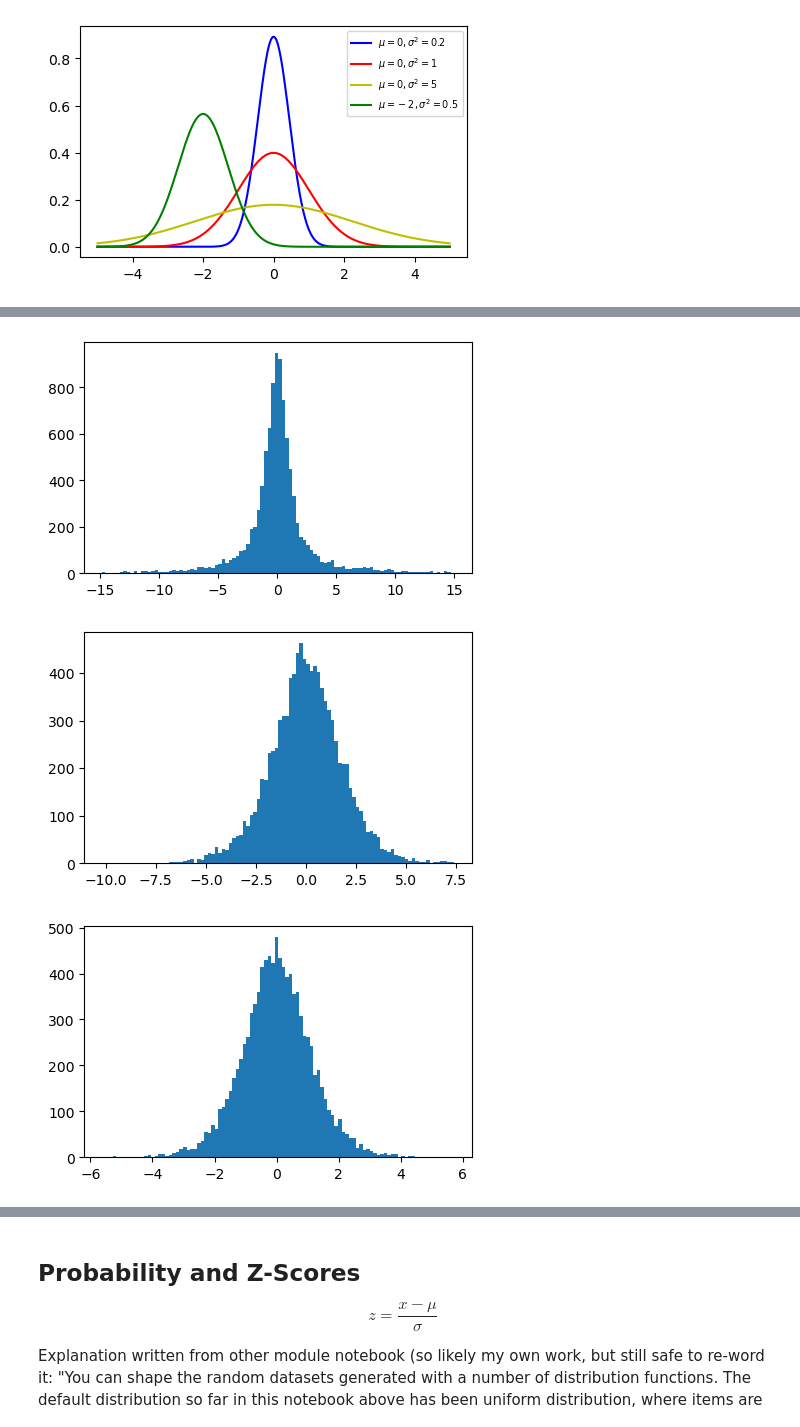
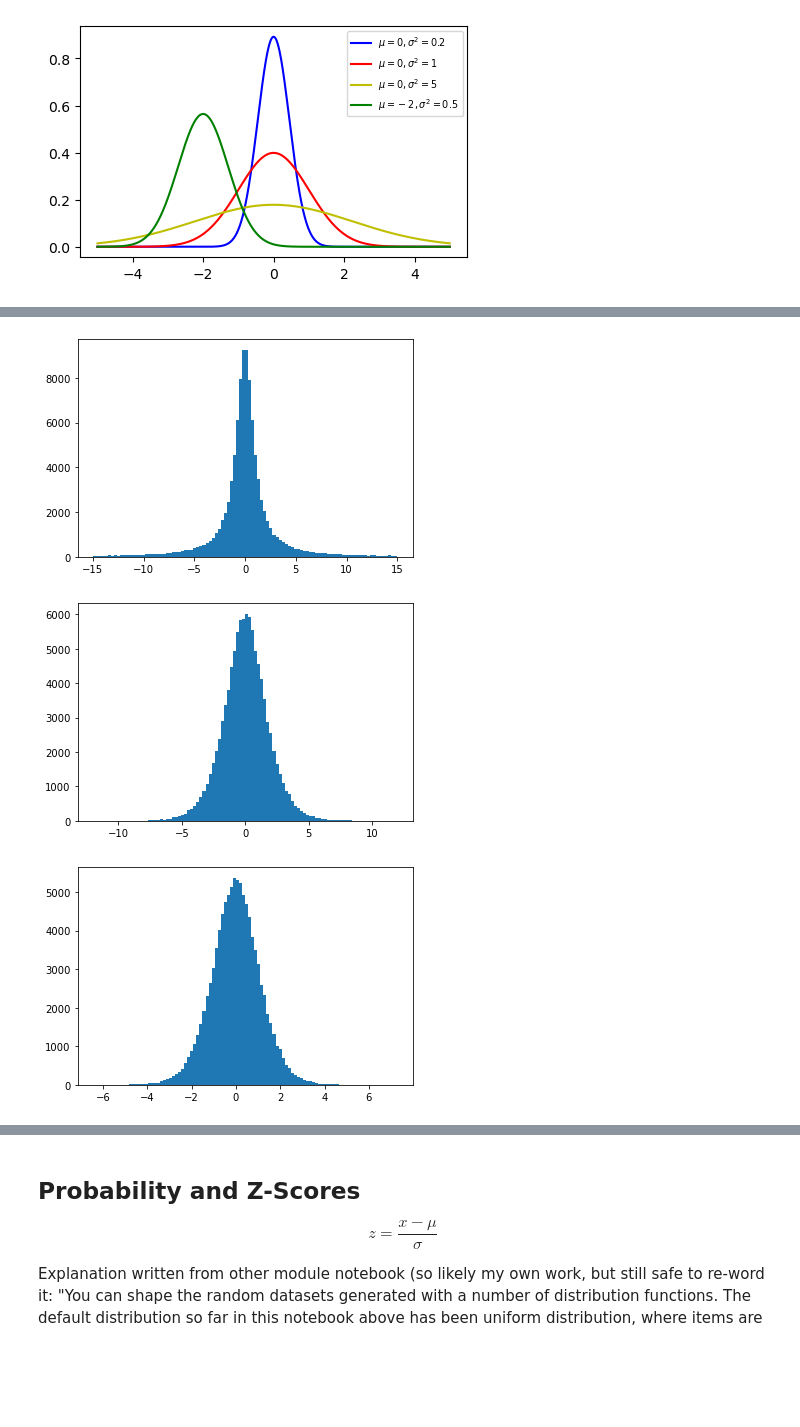
Before and after one commit to kiehozero/atu-fundda2022, a Jupyter notebook: practicals/00-normal-distribution.ipynb, the cells around one changed output, grey strips where cells are left out. Saved outputs shown, nothing was run; the diff lists cells and outputs as text; code cells hidden in the pictures; blank space fills up the shorter version.

```diff
--- a/practicals/00-normal-distribution.ipynb
+++ b/practicals/00-normal-distribution.ipynb
@@ -85,36 +85,36 @@ Indeed, we can create plots using all of these distribution methods just as easi
 # %%
 # a dataset distributed using Cauchy distribution, with no addition parameters required beyond size
-cau = np.random.standard_cauchy(size=10000)
+cau = np.random.standard_cauchy(size=100000)
 
 # step taken from the NumPy documentation on Cauchy, link in README
 cau = cau[(cau>-15) & (cau<15)]
 
 # plot the dataset, segmenting all data points into 100 bins
 plt.hist(cau, bins=100)
 plt.show();
 # %% [output]
-[figure, old version]
+[figure, new version]
 # %%
 # a dataset distributed logistically. Like the normal distribution, it takes the mean and standard deviation as
 # parameters, but the density function produces a slightly different shape
-log = np.random.logistic(loc=0, scale=1, size=10000)
+log = np.random.logistic(loc=0, scale=1, size=100000)
 
 # plot the dataset, segmenting all data points into 100 bins
 plt.hist(log, bins=100)
 plt.show();
 # %% [output]
-[figure, old version]
+[figure, new version]
 # %%
 # parameter guide found in the GeeksForGeeks article in the README
 
 # a dataset distributed using Student's t-distribution. Requires two parameters: degrees of freedom and range
-stt = np.random.standard_t(df=10, size=10000)
+stt = np.random.standard_t(df=10, size=100000)
 
 # plot the dataset, segmenting all data points into 100 bins
 plt.hist(stt, bins=100)
 plt.show();
 # %% [output]
-[figure, old version]
+[figure, new version]
 # %% [markdown]
 ## The normal density function
 
```
Also changed, not shown: parts of 10 cells of this notebook, 1 other file.
